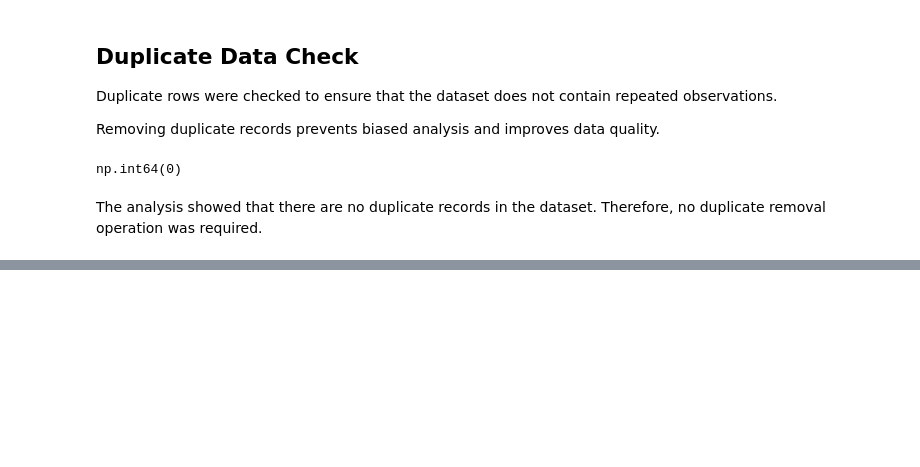
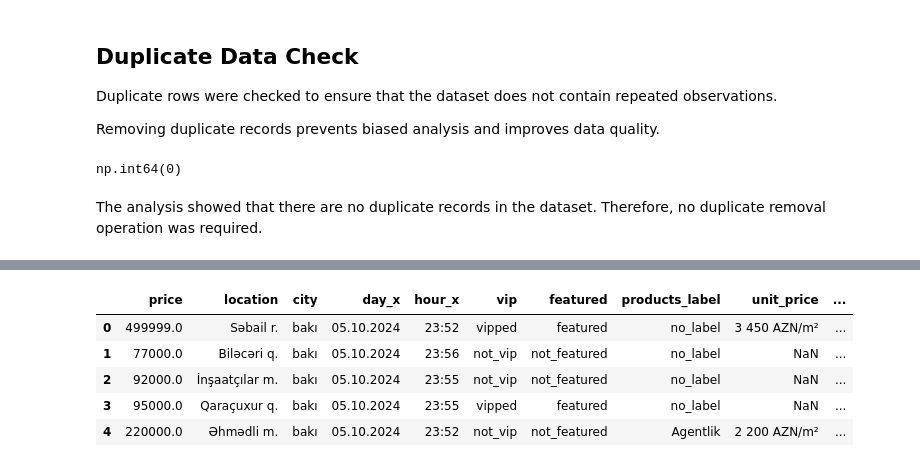
Before and after one commit to AteshUmud999/binaaz-eda-project, a Jupyter notebook: BinaAZ_Real_Estate_EDA_Project.ipynb, the cells around one changed output, grey strips where cells are left out. Cells and saved outputs as stored; diff of their text form; code cells hidden in the pictures; blank space fills up the shorter version.

```diff
--- a/BinaAZ_Real_Estate_EDA_Project.ipynb
+++ b/BinaAZ_Real_Estate_EDA_Project.ipynb
@@ -804,0 +871,2 @@ The analysis showed that there are no duplicate records in the dataset. Therefor
+# %%
+df["vip"] = df["vip"].fillna("not_vip")
@@ -804,0 +879,2 @@ The analysis showed that there are no duplicate records in the dataset. Therefor
+# %%
+df["featured"] = df["featured"].fillna("not_featured")
@@ -804,0 +888,2 @@ The analysis showed that there are no duplicate records in the dataset. Therefor
+# %%
+df["products_label"] = df["products_label"].fillna("no_label")
@@ -804,0 +899,30 @@ The analysis showed that there are no duplicate records in the dataset. Therefor
+# %%
+import numpy as np
+
+def convert_area(value):
+    if pd.isna(value):
+        return np.nan
+
+    value = str(value).lower().strip()
+
+    if "sot" in value:
+        number = float(value.replace("sot", "").strip())
+        return number * 100
+
+    elif "m²" in value:
+        number = float(value.replace("m²", "").strip())
+        return number
+
+    return np.nan
+
+
+df["Sahə"] = df["Sahə"].apply(convert_area)
+# %%
+df.head()
+# %% [output]
+|  | price | location | city | day_x | hour_x | vip | featured | products_label | unit_price | ... |
+| 0 | 499999.0 | Səbail r. | bakı | 05.10.2024 | 23:52 | vipped | featured | no_label | 3 450 AZN/m² | ... |
+| 1 | 77000.0 | Biləcəri q. | bakı | 05.10.2024 | 23:56 | not_vip | not_featured | no_label | NaN | ... |
+| 2 | 92000.0 | İnşaatçılar m. | bakı | 05.10.2024 | 23:55 | not_vip | not_featured | no_label | NaN | ... |
+| 3 | 95000.0 | Qaraçuxur q. | bakı | 05.10.2024 | 23:55 | vipped | featured | no_label | NaN | ... |
+| 4 | 220000.0 | Əhmədli m. | bakı | 05.10.2024 | 23:52 | not_vip | not_featured | Agentlik | 2 200 AZN/m² | ... |
```
Also changed, not shown: parts of 28 cells of this notebook.
